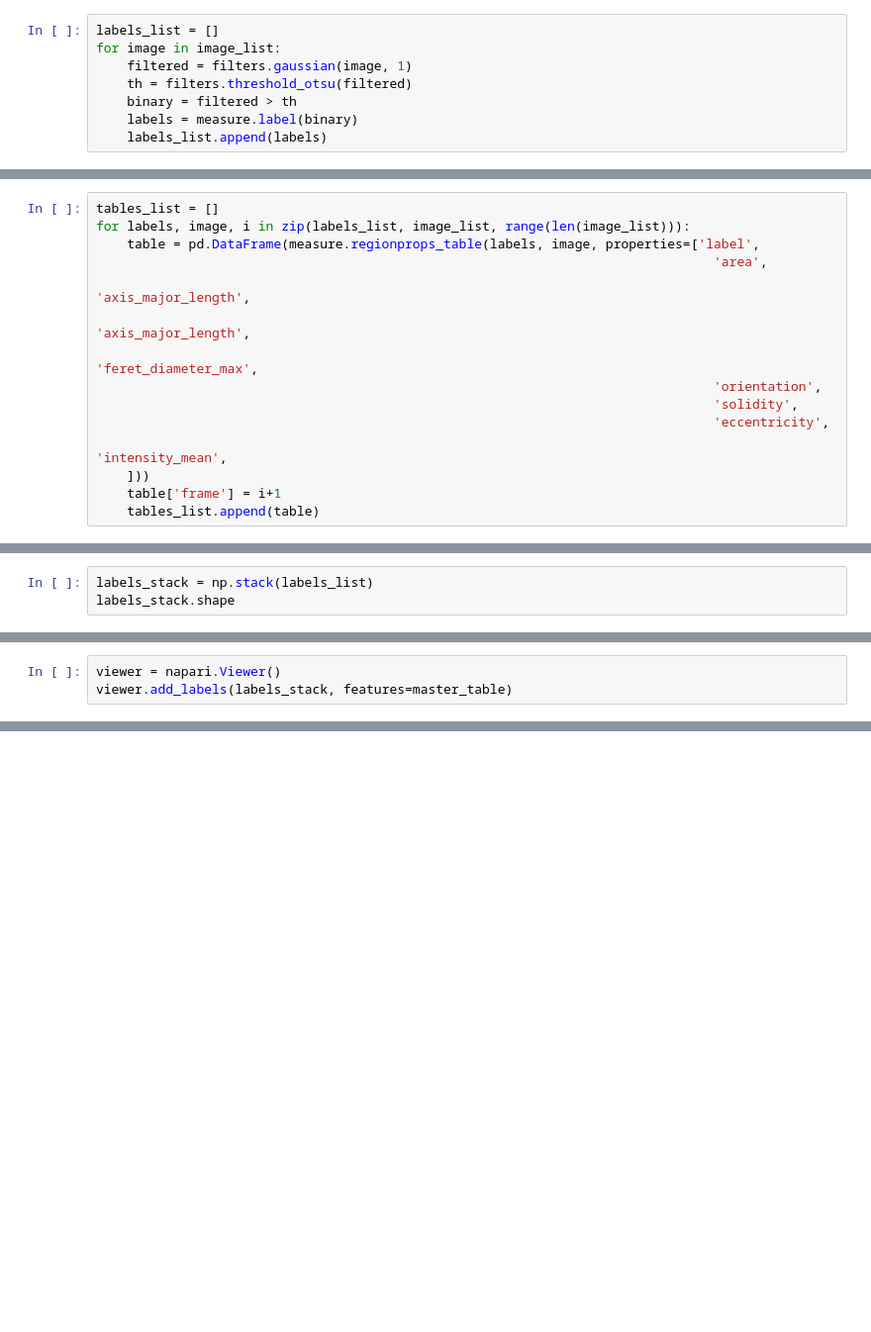
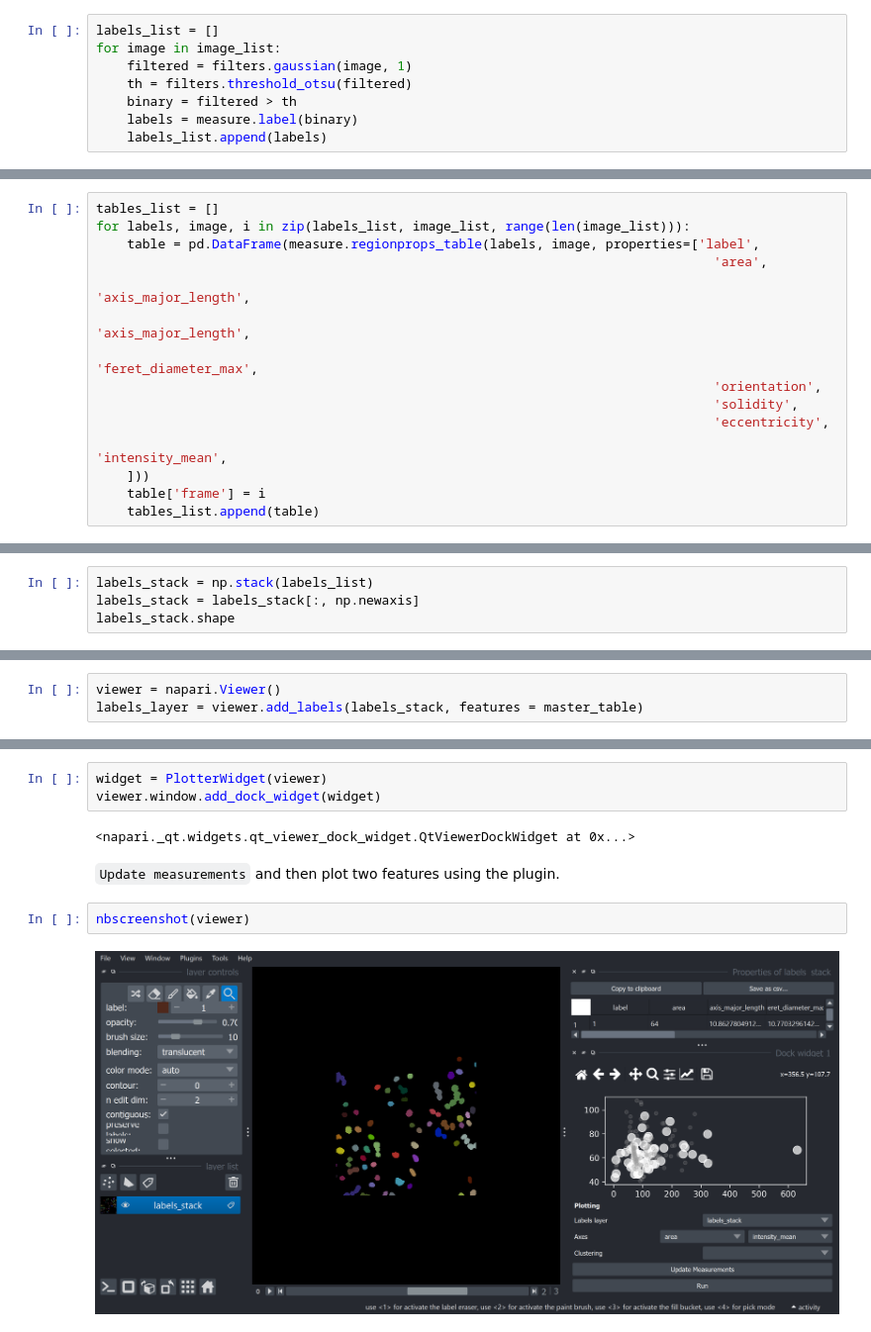
Before and after one commit to BiAPoL/napari-clusters-plotter-example-notebooks, a Jupyter notebook: notebooks/Overlay_layers_features.ipynb, the cells around one changed output, grey strips where cells are left out. Shown at 99% size. Saved outputs shown, nothing was run; the diff lists cells and outputs as text; blank space fills up the shorter version.

Commit message:
Update Overlay_layers_features.ipynb
- fix frame number (starting from 0)
- update labels stack shape to (t, z, y, x)
- add some markdown explanations

```diff
--- a/notebooks/Overlay_layers_features.ipynb
+++ b/notebooks/Overlay_layers_features.ipynb
@@ -38,6 +50,6 @@ for labels, image, i in zip(labels_list, image_list, range(len(image_list))):
                                                                                 'eccentricity',
                                                                                 'intensity_mean',
     ]))
-    table['frame'] = i+1
+    table['frame'] = i
     tables_list.append(table)
 # %% [markdown]
@@ -50,3 +76,4 @@ Stack labels
 # %%
 labels_stack = np.stack(labels_list)
+labels_stack = labels_stack[:, np.newaxis]
 labels_stack.shape
@@ -55,3 +84,3 @@ Open in napari
 # %%
 viewer = napari.Viewer()
-viewer.add_labels(labels_stack, features=master_table)
+labels_layer = viewer.add_labels(labels_stack, features = master_table)
@@ -61,0 +94,11 @@ WARNING: QWindowsWindow::setGeometry: Unable to set geometry 4224x2004+0+57 (fra
+# %%
+widget = PlotterWidget(viewer)
+viewer.window.add_dock_widget(widget)
+# %% [output]
+<napari._qt.widgets.qt_viewer_dock_widget.QtViewerDockWidget at 0x...>
+# %% [markdown]
+`Update measurements` and then plot two features using the plugin.
+# %%
+nbscreenshot(viewer)
+# %% [output]
+[figure, added]
```
Also changed, not shown: parts of 17 cells of this notebook.
